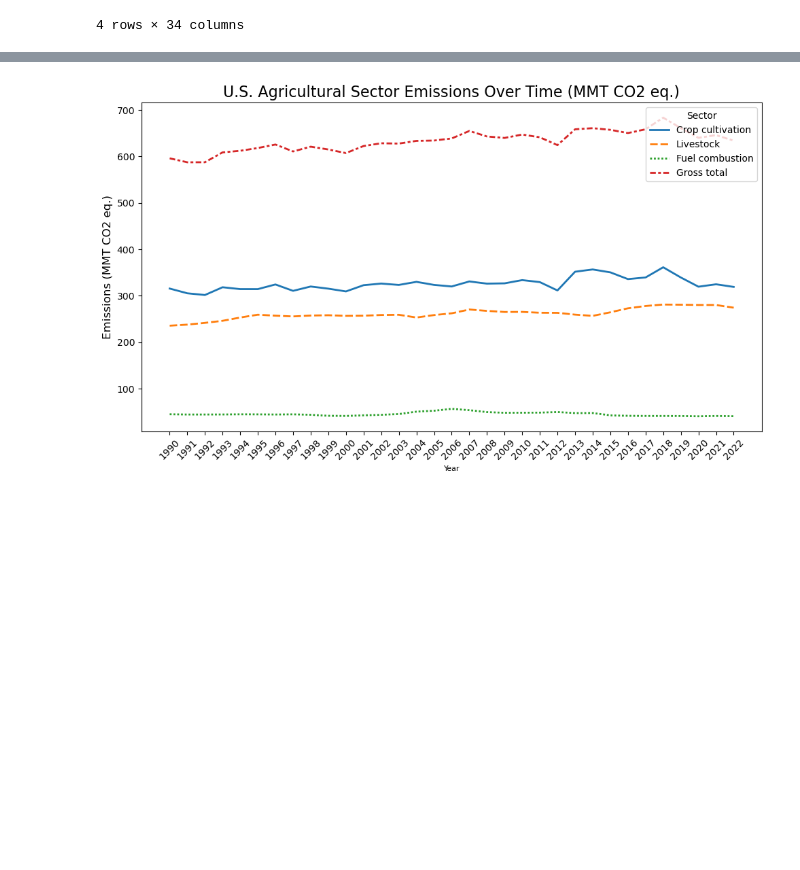
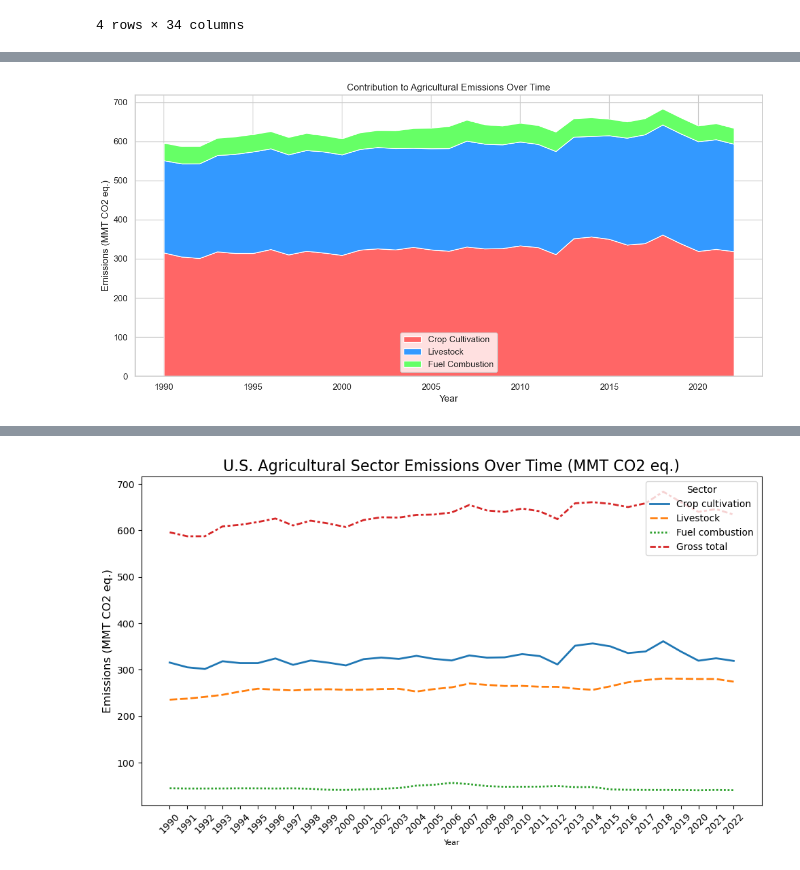
Before and after one commit to Anagha7Shinde/Capstone_Anagha, a Jupyter notebook: Notebook/Untitled2.ipynb, the cells around one changed output, grey strips where cells are left out. Saved outputs shown, nothing was run; the diff lists cells and outputs as text; code cells hidden in the pictures; blank space fills up the shorter version.

```diff
--- a/Notebook/Untitled2.ipynb
+++ b/Notebook/Untitled2.ipynb
@@ -99,0 +160,20 @@ new_data
+# %%
+# Stacked Area Plot
+plt.figure(figsize=(12, 6))
+plt.stackplot(
+    Agriculture_data["Year"],
+    Agriculture_data["Crop Cultivation"],
+    Agriculture_data["Livestock"],
+    Agriculture_data["Fuel Combustion"],
+    labels=["Crop Cultivation", "Livestock", "Fuel Combustion"],
+    colors=["#ff6666", "#3399ff", "#66ff66"]
+   # colors=["#ff9999", "#66b3ff", "#99ff99"]
+)
+plt.title("Contribution to Agricultural Emissions Over Time")
+plt.xlabel("Year")
+plt.ylabel("Emissions (MMT CO2 eq.)")
+plt.legend()
+plt.tight_layout()
+plt.show()
+# %% [output]
+[figure, added]
```
Also changed, not shown: parts of 12 cells of this notebook.
